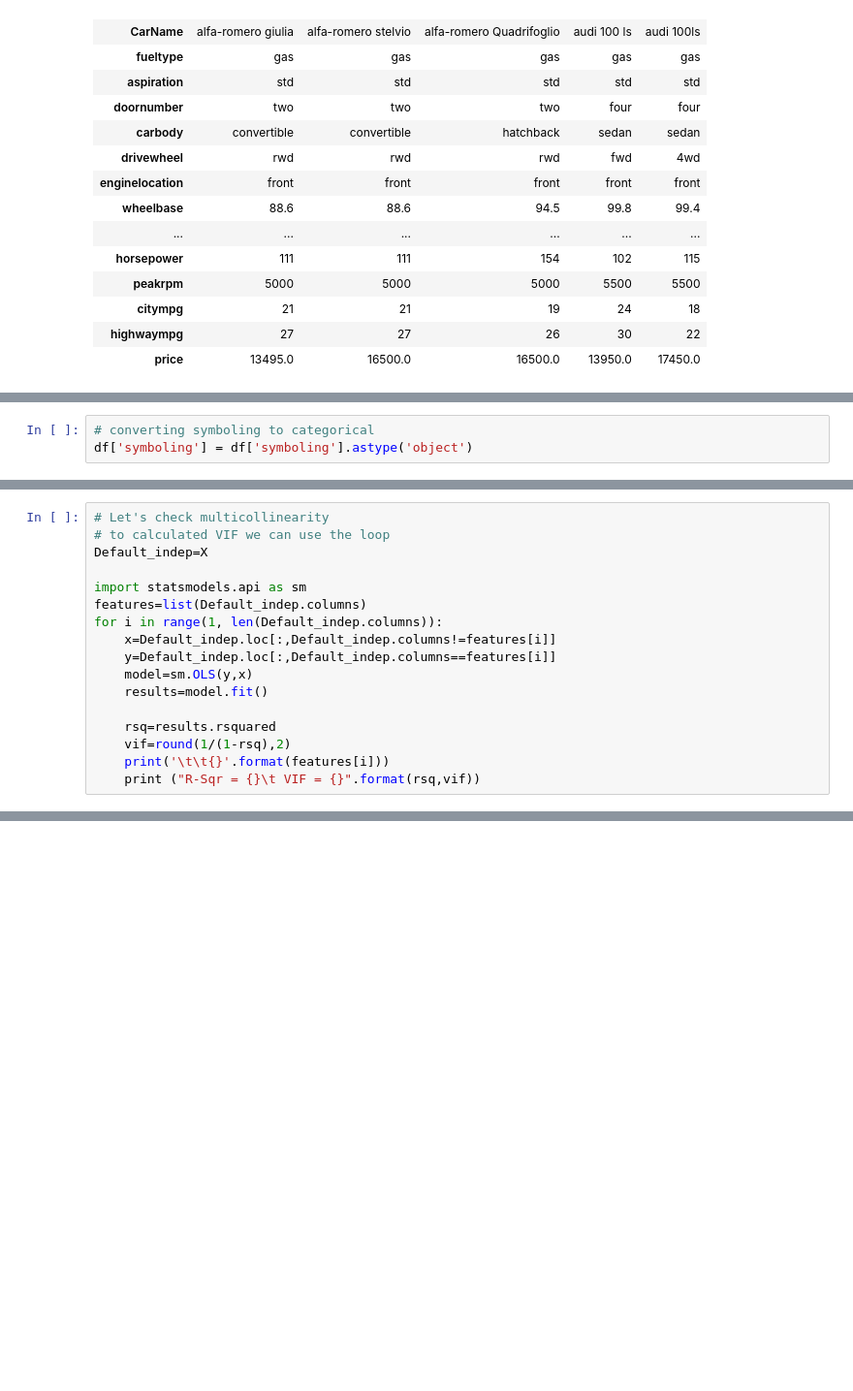
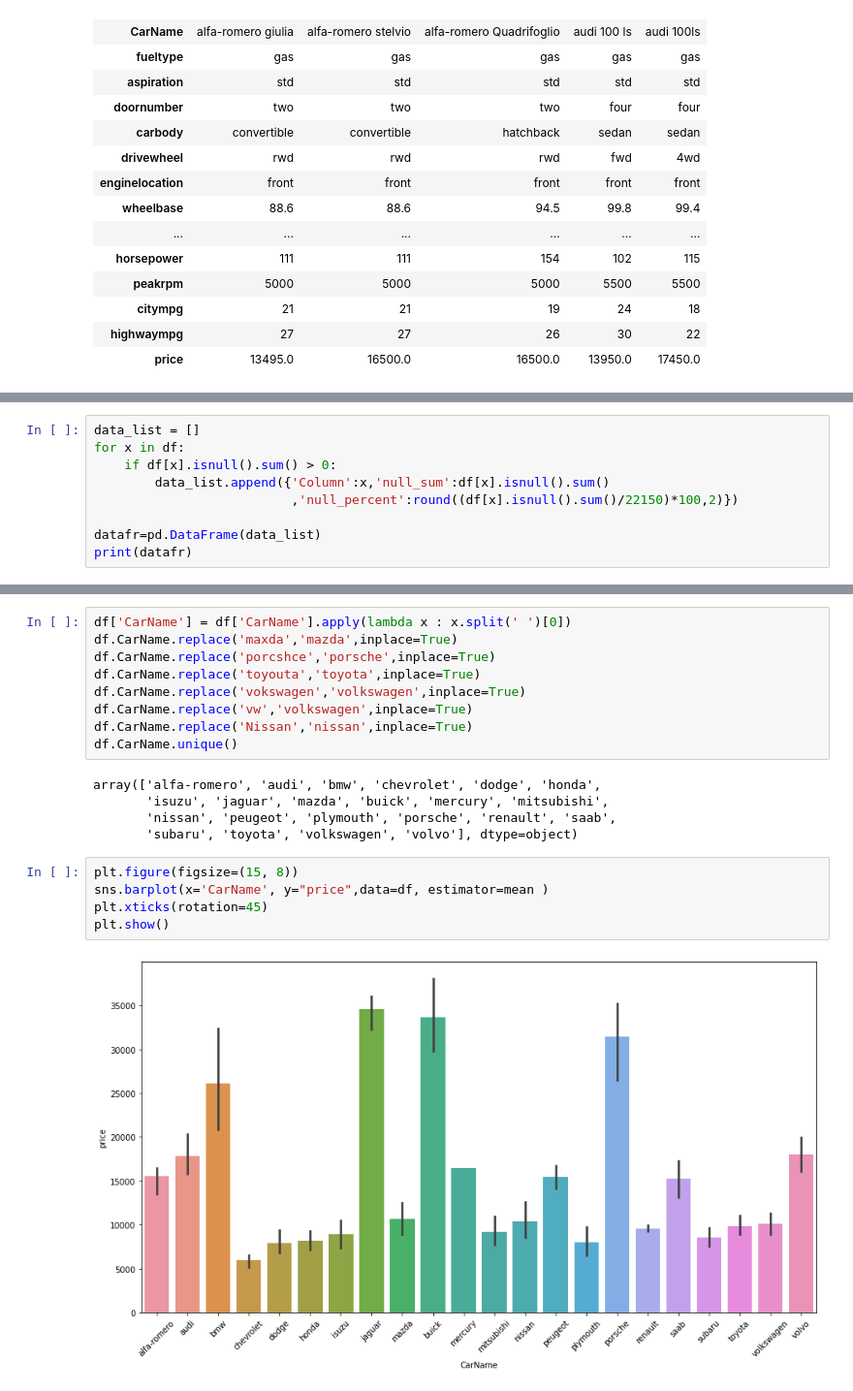
Before and after one commit to Jegsaran/carpriceprediction, a Jupyter notebook: Car Price Prediction.ipynb, the cells around one changed output, grey strips where cells are left out. Shown: that part at 97% size. Drawn from its saved outputs; the diff is of its cells as text; blank space fills up the shorter version.

```diff
--- a/Car Price Prediction.ipynb
+++ b/Car Price Prediction.ipynb
@@ -97,6 +87,3 @@ df.describe()
 | 50% | 103.000000 | 1.000000 | 97.000000 | 173.200000 | 65.500000 | 54.100000 | 2414.000000 | 120.000000 | 3.310000 | ... |
 | 75% | 154.000000 | 2.000000 | 102.400000 | 183.100000 | 66.900000 | 55.500000 | 2935.000000 | 141.000000 | 3.580000 | ... |
 | max | 205.000000 | 3.000000 | 120.900000 | 208.100000 | 72.300000 | 59.800000 | 4066.000000 | 326.000000 | 3.940000 | ... |
-# %%
-# converting symboling to categorical
-df['symboling'] = df['symboling'].astype('object')
@@ -277,17 +89,0 @@ X = pd.concat([X, Dummy_Dataset], axis=1)
-# %%
-# Let's check multicollinearity
-# to calculated VIF we can use the loop
-Default_indep=X
-
-import statsmodels.api as sm
-features=list(Default_indep.columns)
-for i in range(1, len(Default_indep.columns)):
-    x=Default_indep.loc[:,Default_indep.columns!=features[i]]
-    y=Default_indep.loc[:,Default_indep.columns==features[i]]
-    model=sm.OLS(y,x)
-    results=model.fit()
-
-    rsq=results.rsquared
-    vif=round(1/(1-rsq),2)
-    print('\t\t{}'.format(features[i]))
-    print ("R-Sqr = {}\t VIF = {}".format(rsq,vif))
@@ -334,0 +94,9 @@ r2 score = 0.0
+# %%
+data_list = []
+for x in df:
+    if df[x].isnull().sum() > 0:
+        data_list.append({'Column':x,'null_sum':df[x].isnull().sum()
+                          ,'null_percent':round((df[x].isnull().sum()/22150)*100,2)})
+
+datafr=pd.DataFrame(data_list)
+print(datafr)
@@ -334,0 +193,21 @@ r2 score = 0.0
+# %%
+df['CarName'] = df['CarName'].apply(lambda x : x.split(' ')[0])
+df.CarName.replace('maxda','mazda',inplace=True)
+df.CarName.replace('porcshce','porsche',inplace=True)
+df.CarName.replace('toyouta','toyota',inplace=True)
+df.CarName.replace('vokswagen','volkswagen',inplace=True)
+df.CarName.replace('vw','volkswagen',inplace=True)
+df.CarName.replace('Nissan','nissan',inplace=True)
+df.CarName.unique()
+# %% [output]
+array(['alfa-romero', 'audi', 'bmw', 'chevrolet', 'dodge', 'honda',
+       'isuzu', 'jaguar', 'mazda', 'buick', 'mercury', 'mitsubishi',
+       'nissan', 'peugeot', 'plymouth', 'porsche', 'renault', 'saab',
+       'subaru', 'toyota', 'volkswagen', 'volvo'], dtype=object)
+# %%
+plt.figure(figsize=(15, 8))
+sns.barplot(x='CarName', y="price",data=df, estimator=mean )
+plt.xticks(rotation=45)
+plt.show()
+# %% [output]
+[figure, added]
```
Also changed, not shown: parts of 66 cells of this notebook, 8 other files.
